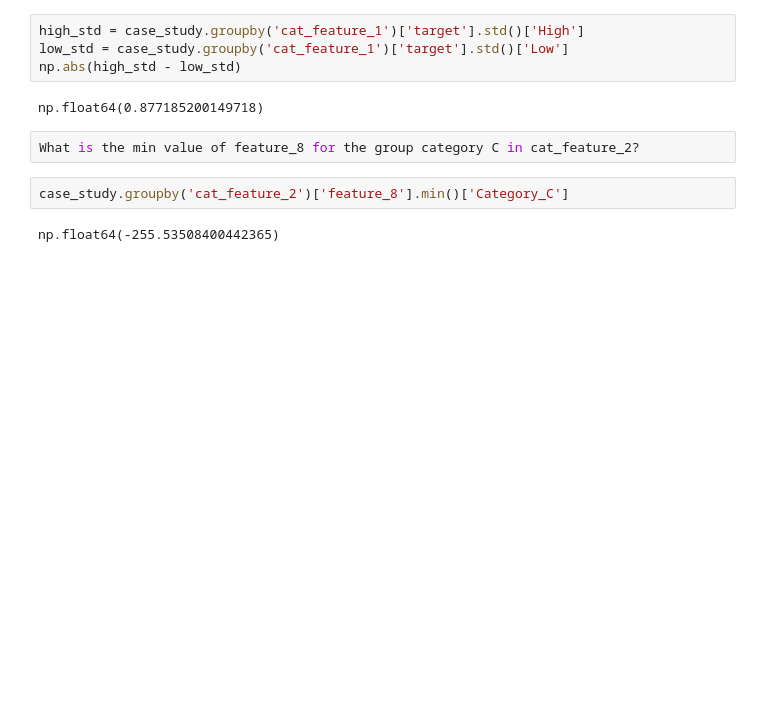
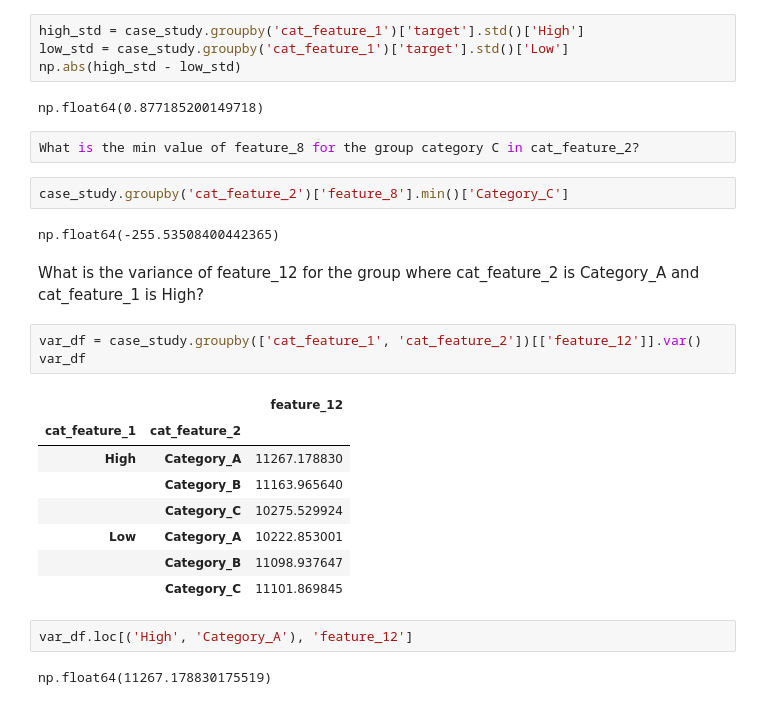
Before and after one commit to kir1m1/sk-data-science-hackathon, a Jupyter notebook: case_study.ipynb, the cells around one changed output. Cells and saved outputs as stored; diff of their text form; blank space fills up the shorter version.

Commit message:
find the variance of feature_12 where cat_feature_1=High & cat_feature_2=Category_A

```diff
--- a/case_study.ipynb
+++ b/case_study.ipynb
@@ -66,3 +66,21 @@ What is the min value of feature_8 for the group category C in cat_feature_2?
 case_study.groupby('cat_feature_2')['feature_8'].min()['Category_C']
 # %% [output]
 np.float64(-255.53508400442365)
+# %% [markdown]
+What is the variance of feature_12 for the group where cat_feature_2 is Category_A and cat_feature_1 is High?
+# %%
+var_df = case_study.groupby(['cat_feature_1', 'cat_feature_2'])[['feature_12']].var()
+var_df
+# %% [output]
+|  |  | feature_12 |
+| cat_feature_1 | cat_feature_2 |  |
+| High | Category_A | 11267.178830 |
+|  | Category_B | 11163.965640 |
+|  | Category_C | 10275.529924 |
+| Low | Category_A | 10222.853001 |
+|  | Category_B | 11098.937647 |
+|  | Category_C | 11101.869845 |
+# %%
+var_df.loc[('High', 'Category_A'), 'feature_12']
+# %% [output]
+np.float64(11267.178830175519)
```
Also changed, not shown: 1 other file.
